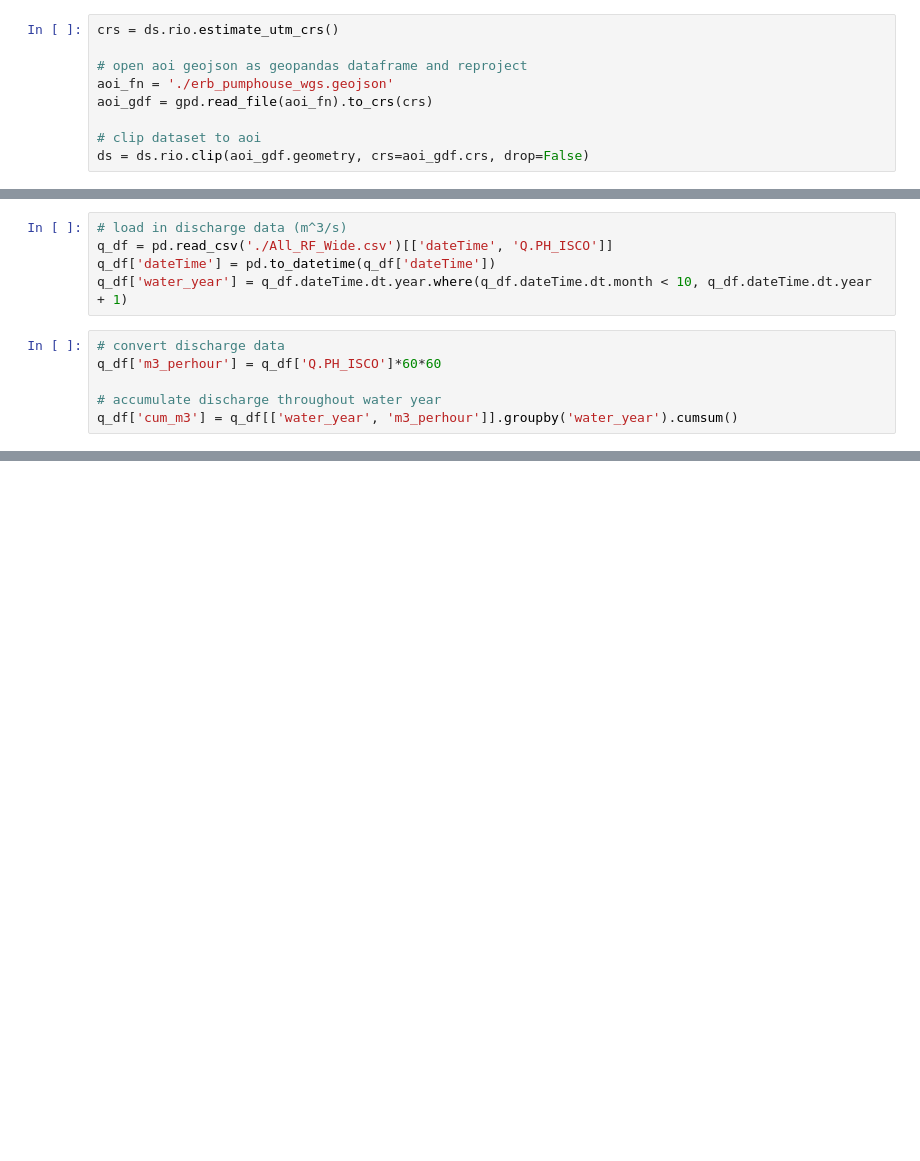
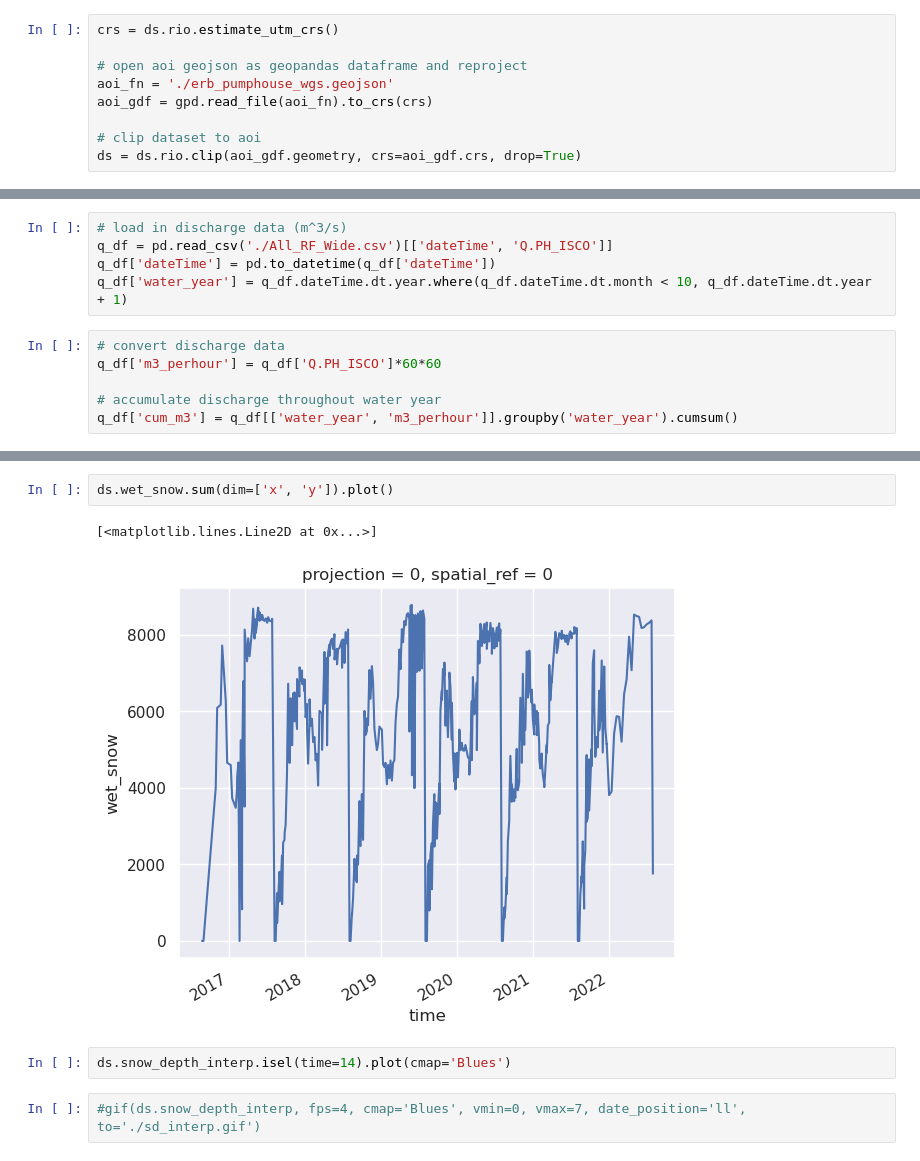
Before and after one commit to SnowEx/spicy-snow, a Jupyter notebook: contrib/brencher/future_work/analysis.ipynb, the cells around one changed output, grey strips where cells are left out. Saved outputs shown, nothing was run; the diff lists cells and outputs as text; blank space fills up the shorter version.

```diff
--- a/contrib/brencher/future_work/analysis.ipynb
+++ b/contrib/brencher/future_work/analysis.ipynb
@@ -53,4 +52,4 @@ aoi_fn = './erb_pumphouse_wgs.geojson'
 aoi_gdf = gpd.read_file(aoi_fn).to_crs(crs)
 
 # clip dataset to aoi
-ds = ds.rio.clip(aoi_gdf.geometry, crs=aoi_gdf.crs, drop=False)
+ds = ds.rio.clip(aoi_gdf.geometry, crs=aoi_gdf.crs, drop=True)
@@ -229,0 +126,9 @@ ax.legend()
+# %%
+ds.wet_snow.sum(dim=['x', 'y']).plot()
+# %% [output]
+[<matplotlib.lines.Line2D at 0x...>]
+[figure, added]
+# %%
+ds.snow_depth_interp.isel(time=14).plot(cmap='Blues')
+# %%
+#gif(ds.snow_depth_interp, fps=4, cmap='Blues', vmin=0, vmax=7, date_position='ll', to='./sd_interp.gif')
```
Also changed, not shown: parts of 9 cells of this notebook.
